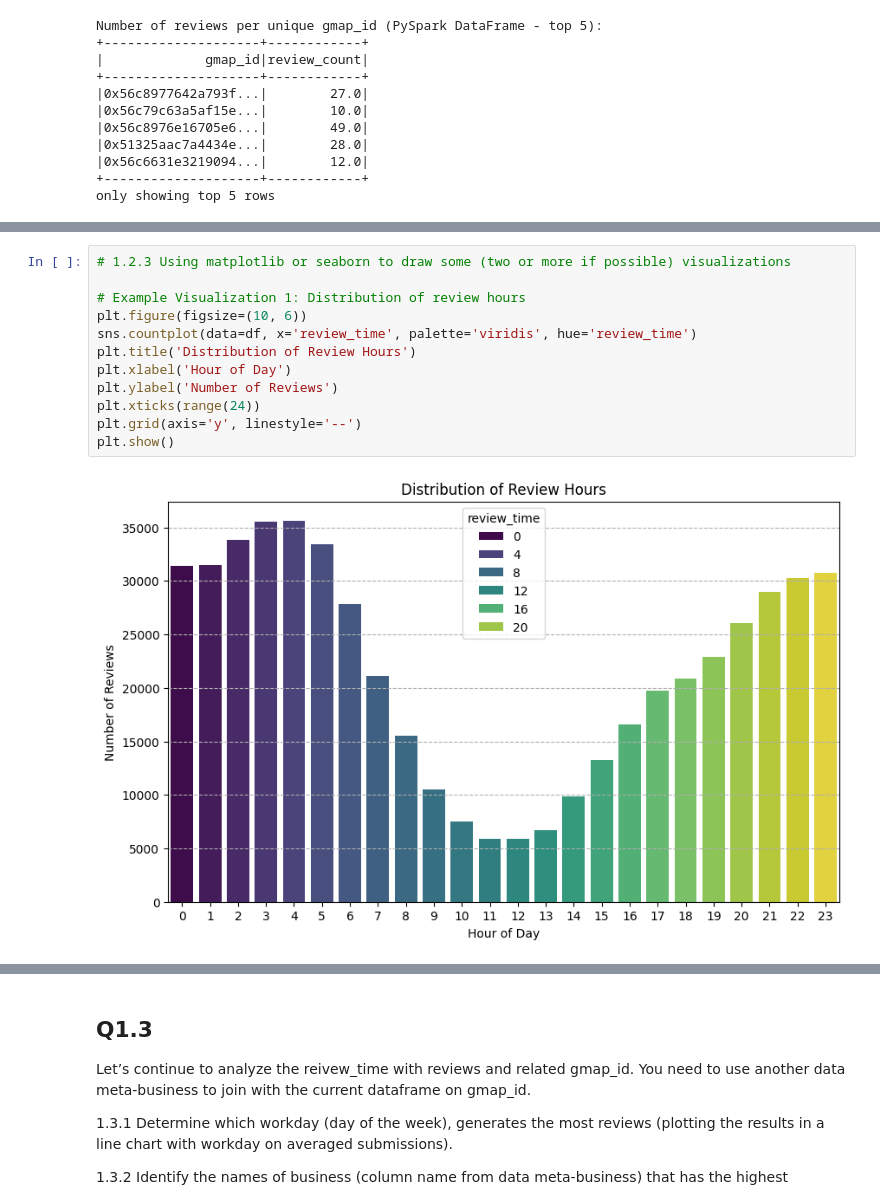
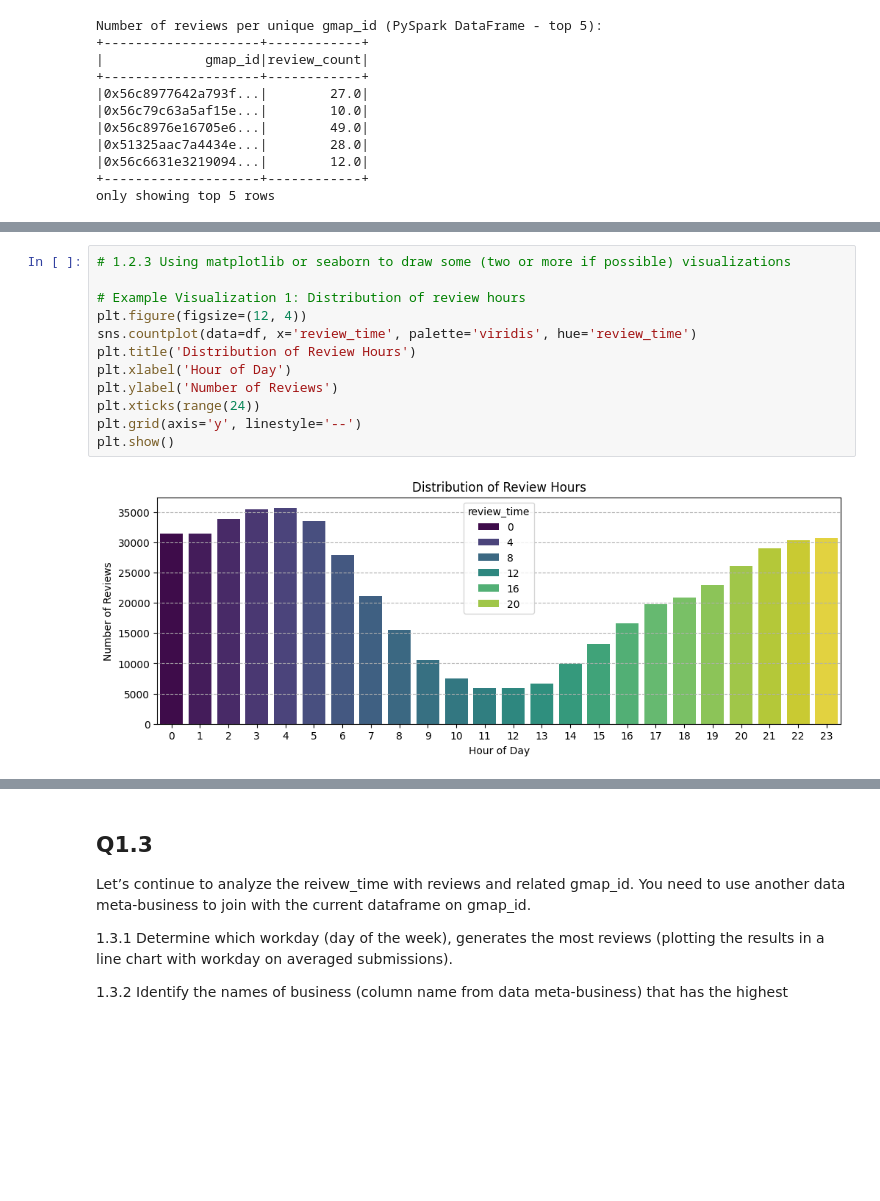
Before and after one commit to makhthum/MDS_Deakin_SIG742, a Jupyter notebook: sit742task2.ipynb, the cells around one changed output, grey strips where cells are left out. Saved outputs shown, nothing was run; the diff lists cells and outputs as text; blank space fills up the shorter version.

```diff
--- a/sit742task2.ipynb
+++ b/sit742task2.ipynb
@@ -187,17 +178,17 @@ Pandas DataFrame with review_time (top 5):
 # %%
 # 1.2.3 Using matplotlib or seaborn to draw some (two or more if possible) visualizations
 
 # Example Visualization 1: Distribution of review hours
-plt.figure(figsize=(10, 6))
+plt.figure(figsize=(12, 4))
 sns.countplot(data=df, x='review_time', palette='viridis', hue='review_time')
 plt.title('Distribution of Review Hours')
 plt.xlabel('Hour of Day')
 plt.ylabel('Number of Reviews')
 plt.xticks(range(24))
 plt.grid(axis='y', linestyle='--')
 plt.show()
 # %% [output]
-[figure, old version]
+[figure, new version]
 # %%
 # Example Visualization 2: Number of reviews per gmap_id (using the calculated counts)
 # First, convert the reviews_per_gmap_id_spark to pandas for easier plotting
```
Also changed, not shown: parts of 9 cells of this notebook.
